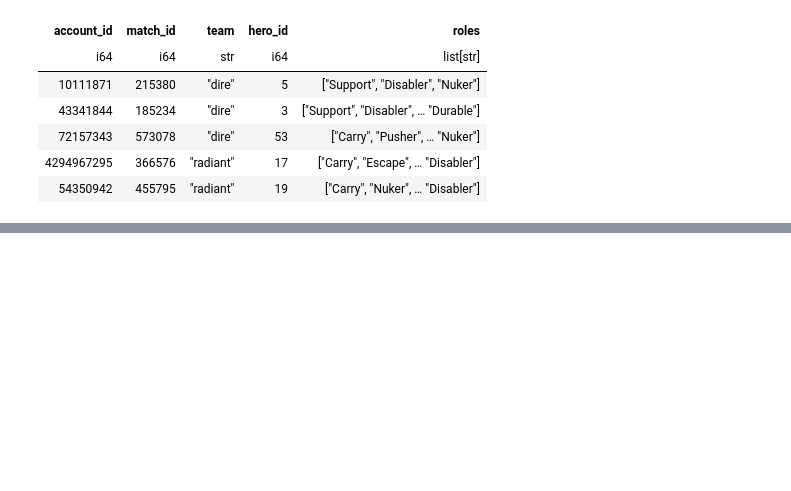
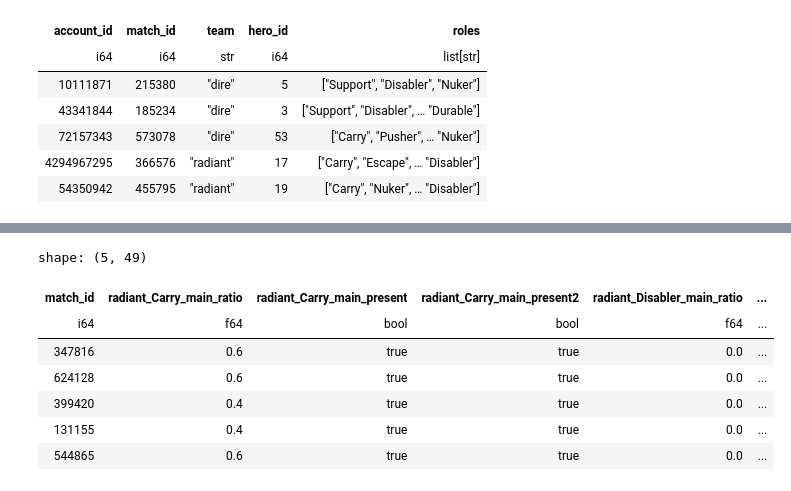
Before and after one commit to Pavel-pers/ml_dota_linreg, a Jupyter notebook: homework-practice-03-base.ipynb, the cells around one changed output, grey strips where cells are left out. Saved outputs shown, nothing was run; the diff lists cells and outputs as text; code cells hidden in the pictures; blank space fills up the shorter version.

```diff
--- a/homework-practice-03-base.ipynb
+++ b/homework-practice-03-base.ipynb
@@ -1593,0 +1722,33 @@ InvalidOperationError: `pivot` needs either `index or `values` needs to be speci
+# %%
+matches_with_main_role_ratio_feature = matches_with_main_roles_feature.select(pl.col('match_id'))
+for team in ['radiant', 'dire']:
+    team_roles_col = f'{team}_main_roles'
+    team_roles_len_col = f'{team}_main_roles_len'
+    for role in PLAYERS_ROLES:
+        role_counter = (matches_with_main_roles_feature
+        .select(
+            pl.col('match_id'),
+            (pl.col(team_roles_col).list.eval(pl.element() == role).list.sum()
+             / pl.col(team_roles_len_col)).alias(f'{team}_{role}_main_ratio'),
+            (pl.col(team_roles_col).list.eval(pl.element() == role).list.any()).alias(f'{team}_{role}_main_present'),
+            (pl.col(team_roles_col).list.eval(pl.element() == role).list.sum() > 1).alias(f'{team}_{role}_main_present2')
+        ))
+        matches_with_main_role_ratio_feature = matches_with_main_role_ratio_feature.join(role_counter, on='match_id', how='left')
+
+matches_with_main_role_diff_feature = matches_with_main_roles_feature.select(pl.col('match_id'))
+for role in PLAYERS_ROLES:
+    role_diff = (matches_with_main_role_ratio_feature
+    .select(
+        pl.col('match_id'),
+        (pl.col(f'radiant_{role}_main_ratio') - pl.col(f'dire_{role}_main_ratio')).alias(f'{role}_main_diff')
+    ))
+    matches_with_main_role_diff_feature = matches_with_main_role_diff_feature.join(role_diff, on='match_id', how='left')
+# %% [output]
+shape: (5, 49)
+| match_id | radiant_Carry_main_ratio | radiant_Carry_main_present | radiant_Carry_main_present2 | radiant_Disabler_main_ratio | ... |
+| i64 | f64 | bool | bool | f64 | ... |
+| 347816 | 0.6 | true | true | 0.0 | ... |
+| 624128 | 0.6 | true | true | 0.0 | ... |
+| 399420 | 0.4 | true | true | 0.0 | ... |
+| 131155 | 0.4 | true | true | 0.0 | ... |
+| 544865 | 0.6 | true | true | 0.0 | ... |
```
Also changed, not shown: parts of 21 cells of this notebook, 1 other file.
